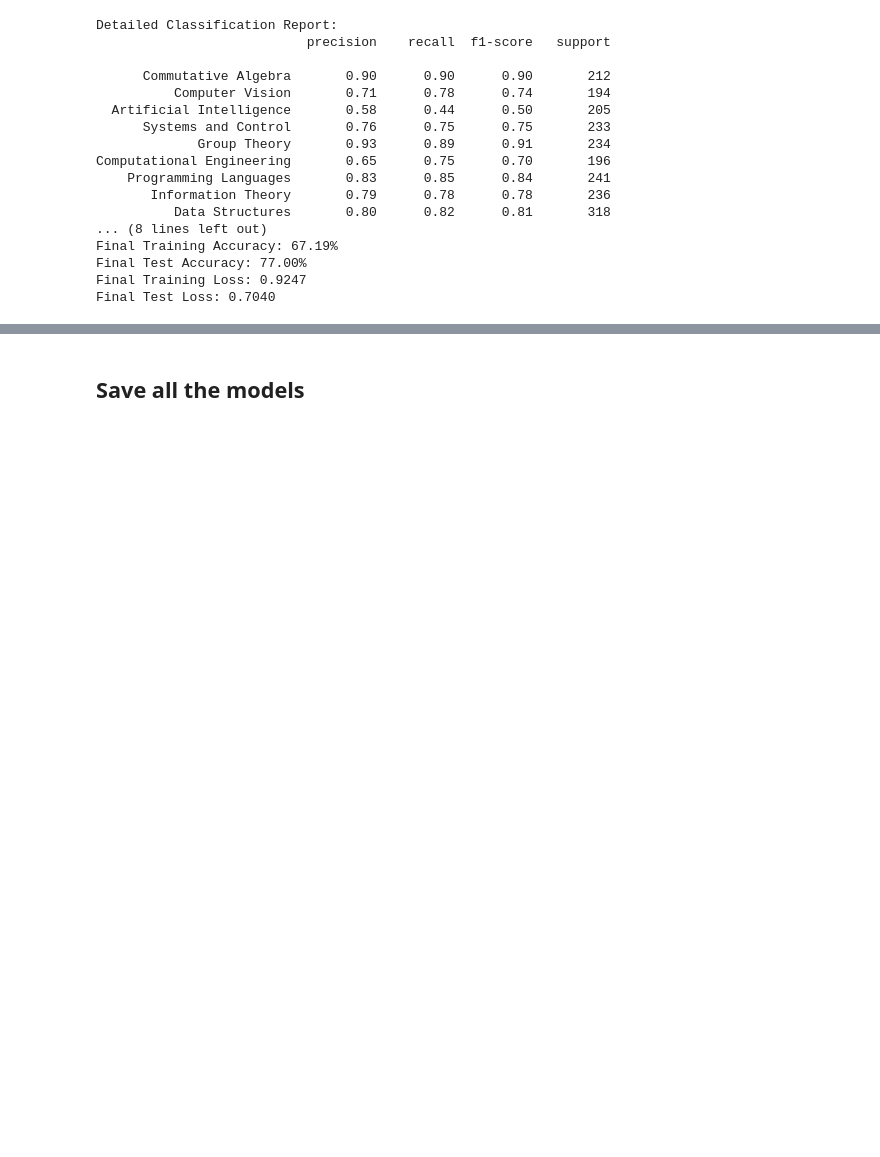
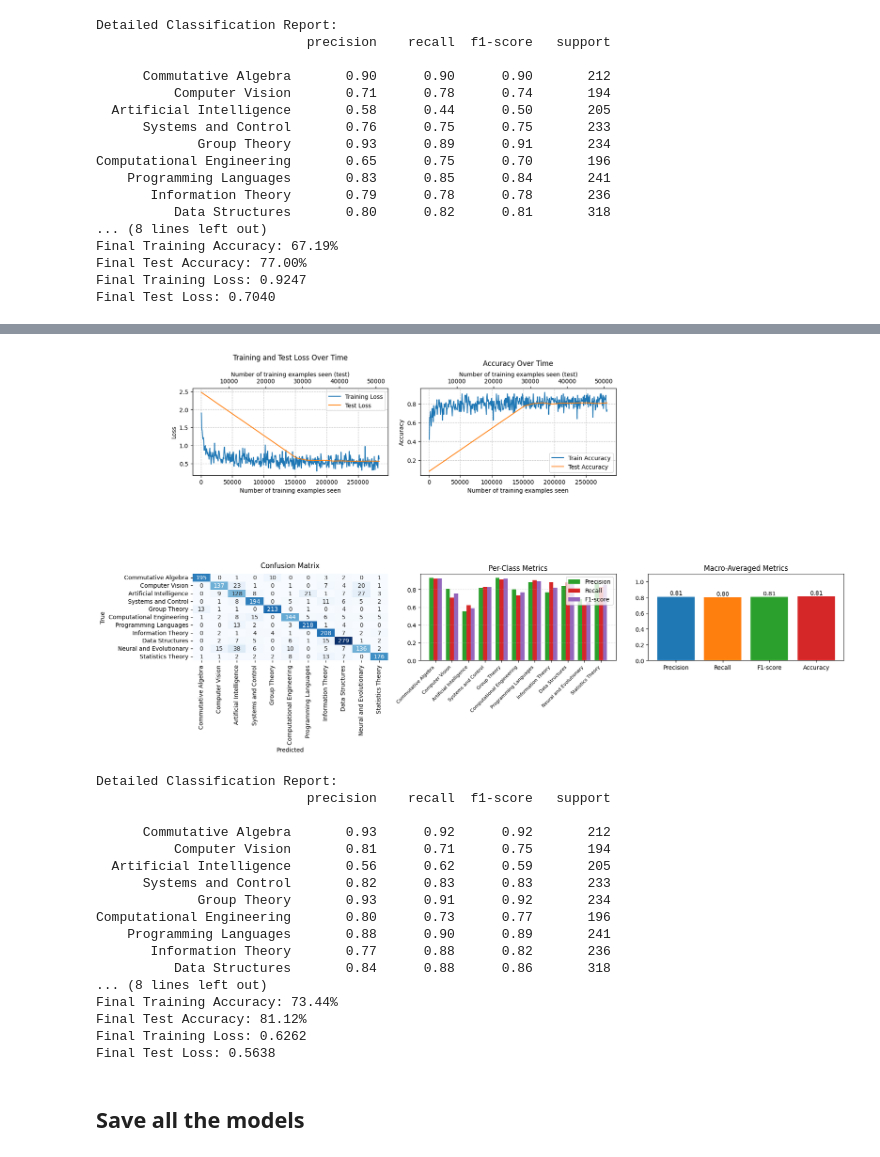
Before and after one commit to JonasLeeb/MLFPA_project, a Jupyter notebook: project.ipynb, the cells around one changed output, grey strips where cells are left out. Saved outputs shown, nothing was run; the diff lists cells and outputs as text; code cells hidden in the pictures; blank space fills up the shorter version.

Commit message:
Scibert results

```diff
--- a/project.ipynb
+++ b/project.ipynb
@@ -1455,0 +1460,8 @@ Final Test Loss: 0.7040
+# %%
+# load the BERT embeddings
+bert_embeddings_train = np.load("SciBERT_embeddings\scibert_embedding.npz")["bert_embedding"]
+print(f"BERT embeddings shape: {bert_embeddings_train.shape}")
+
+# load the BERT test embeddings
+bert_embeddings_test = np.load("SciBERT_embeddings\scibert_embedding_test.npz")["bert_embedding"]
+print(f"BERT test embeddings shape: {bert_embeddings_test.shape}")
@@ -1455,0 +1471,12 @@ Final Test Loss: 0.7040
+# %%
+network_SciBERT = LogisticRegression(768)
+results_SciBERT = train(
+    network_SciBERT,
+    epochs=10,
+    data_train= bert_embeddings_train,
+    data_test= bert_embeddings_test,
+    labels_train= one_hot_labels_train,
+    labels_test= one_hot_labels_test,
+    log_interval=10,
+    lr=0.001
+)
@@ -1456,3 +1501,24 @@ Final Test Loss: 0.7040
+# %%
+plot_results(results_SciBERT, class_names=list(arxiv_subjects.values()))
+# %% [output]
+[figure, added]
+Detailed Classification Report:
+                           precision    recall  f1-score   support
+
+      Commutative Algebra       0.93      0.92      0.92       212
+          Computer Vision       0.81      0.71      0.75       194
+  Artificial Intelligence       0.56      0.62      0.59       205
+      Systems and Control       0.82      0.83      0.83       233
+             Group Theory       0.93      0.91      0.92       234
+Computational Engineering       0.80      0.73      0.77       196
+    Programming Languages       0.88      0.90      0.89       241
+       Information Theory       0.77      0.88      0.82       236
+          Data Structures       0.84      0.88      0.86       318
+... (8 lines left out)
+Final Training Accuracy: 73.44%
+Final Test Accuracy: 81.12%
+Final Training Loss: 0.6262
+Final Test Loss: 0.5638
 # %% [markdown]
 ## Save all the models
 # %%
```
Also changed, not shown: parts of 4 cells of this notebook, 1 other file.
